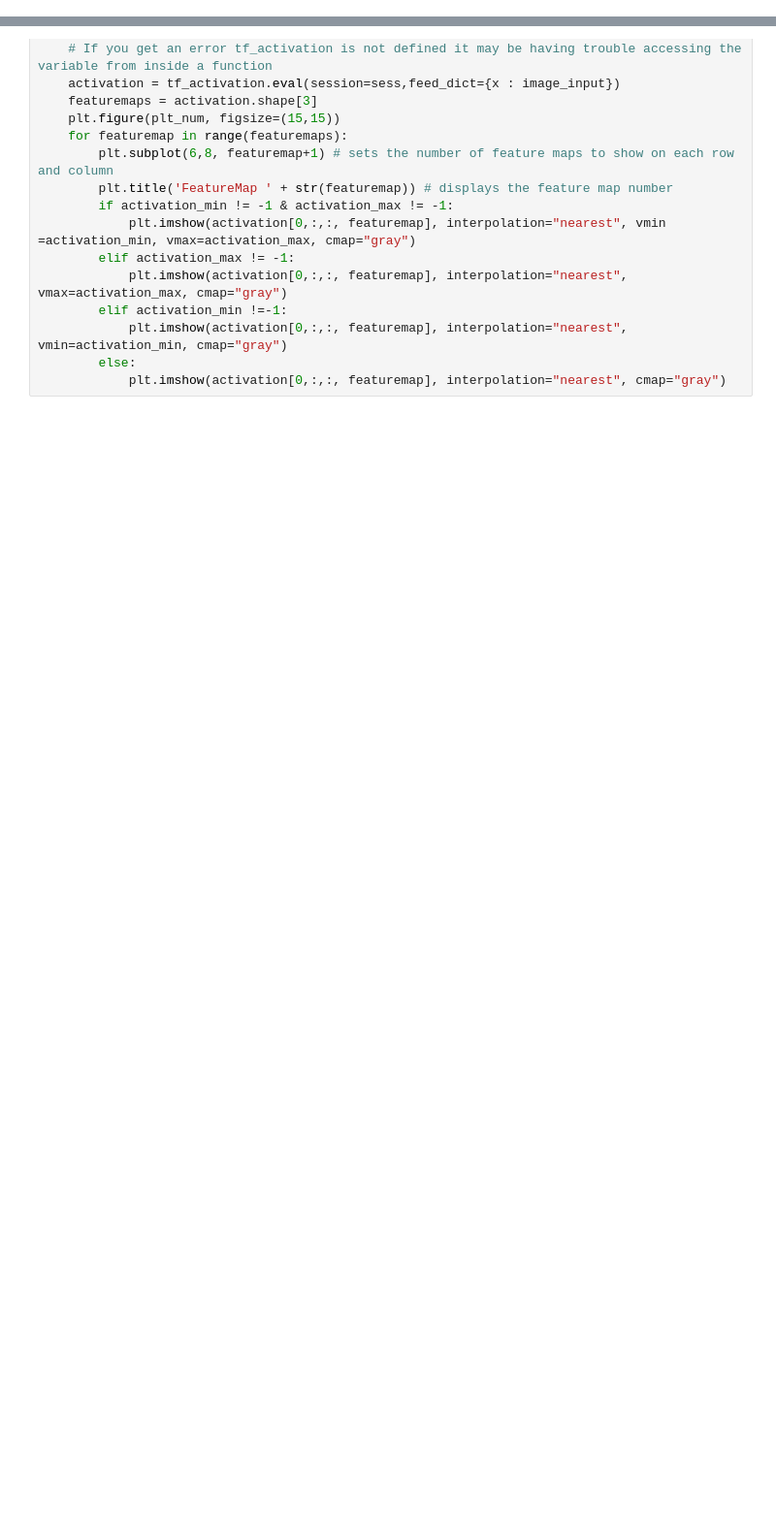
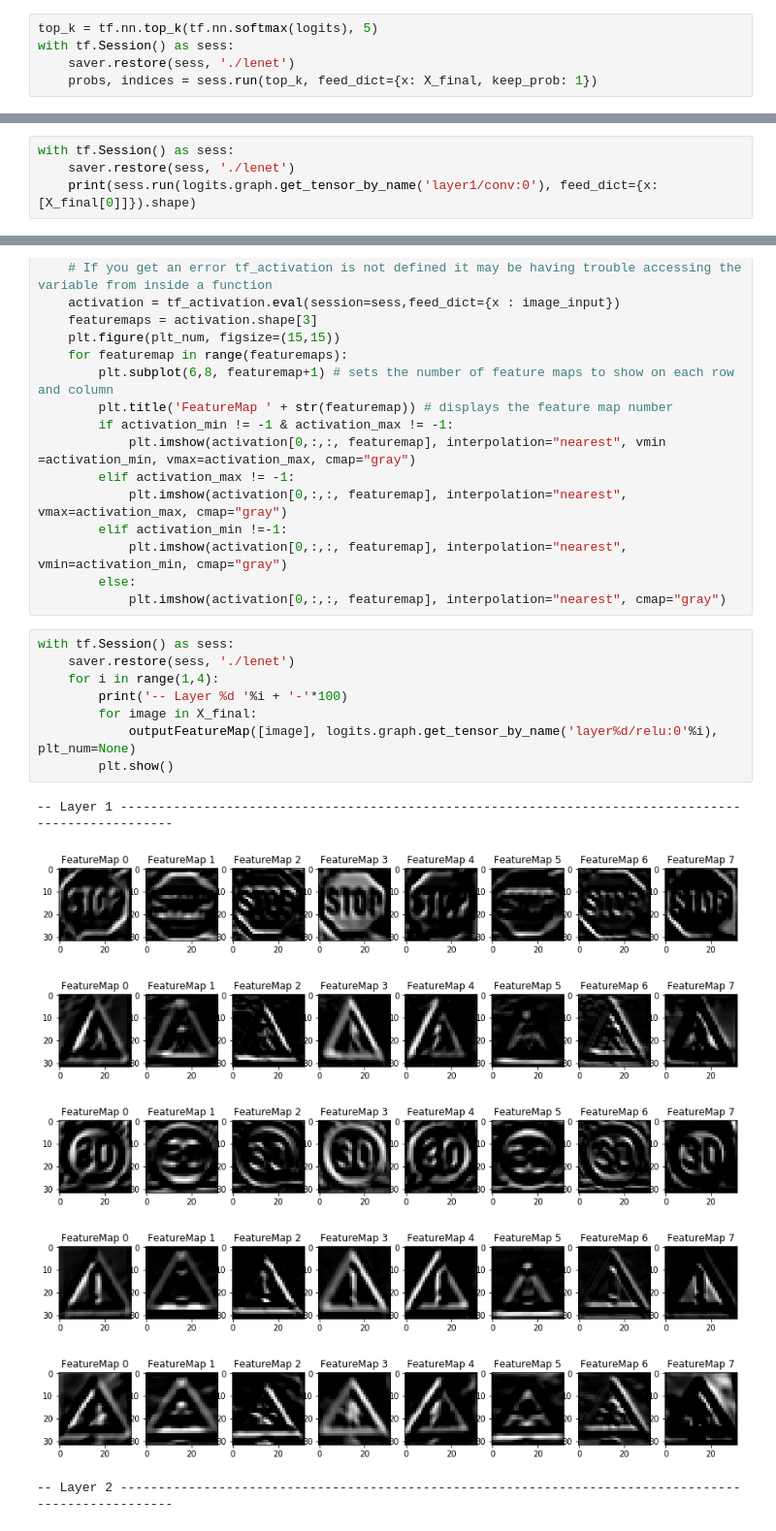
Before and after one commit to corrado9999/CarND-Traffic-Sign-Classifier-Project, a Jupyter notebook: Traffic_Sign_Classifier.ipynb, the cells around one changed output, grey strips where cells are left out. Shown at 97% size. Saved outputs shown, nothing was run; the diff lists cells and outputs as text; blank space fills up the shorter version.

```diff
--- a/Traffic_Sign_Classifier.ipynb
+++ b/Traffic_Sign_Classifier.ipynb
@@ -547,3 +598,8 @@ Looking just at the first row we get `[ 0.34763842,  0.24879643,  0.12789202]`,
 # %%
 ### Print out the top five softmax probabilities for the predictions on the German traffic sign images found on the web.
 ### Feel free to use as many code cells as needed.
+# %%
+top_k = tf.nn.top_k(tf.nn.softmax(logits), 5)
+with tf.Session() as sess:
+    saver.restore(sess, './lenet')
+    probs, indices = sess.run(top_k, feed_dict={x: X_final, keep_prob: 1})
@@ -573,3 +654,7 @@ For an example of what feature map outputs look like, check out NVIDIA's results
  </figcaption>
 </figure>
  <p></p>
+# %%
+with tf.Session() as sess:
+    saver.restore(sess, './lenet')
+    print(sess.run(logits.graph.get_tensor_by_name('layer1/conv:0'), feed_dict={x: [X_final[0]]}).shape)
@@ -602,3 +694,19 @@ def outputFeatureMap(image_input, tf_activation, activation_min=-1, activation_m
             plt.imshow(activation[0,:,:, featuremap], interpolation="nearest", vmin=activation_min, cmap="gray")
         else:
             plt.imshow(activation[0,:,:, featuremap], interpolation="nearest", cmap="gray")
+# %%
+with tf.Session() as sess:
+    saver.restore(sess, './lenet')
+    for i in range(1,4):
+        print('-- Layer %d '%i + '-'*100)
+        for image in X_final:
+            outputFeatureMap([image], logits.graph.get_tensor_by_name('layer%d/relu:0'%i), plt_num=None)
+        plt.show()
+# %% [output]
+-- Layer 1 ----------------------------------------------------------------------------------------------------
+[figure, added]
+[figure, added]
+[figure, added]
+[figure, added]
+[figure, added]
+-- Layer 2 ----------------------------------------------------------------------------------------------------
```
Also changed, not shown: parts of 14 cells of this notebook.
